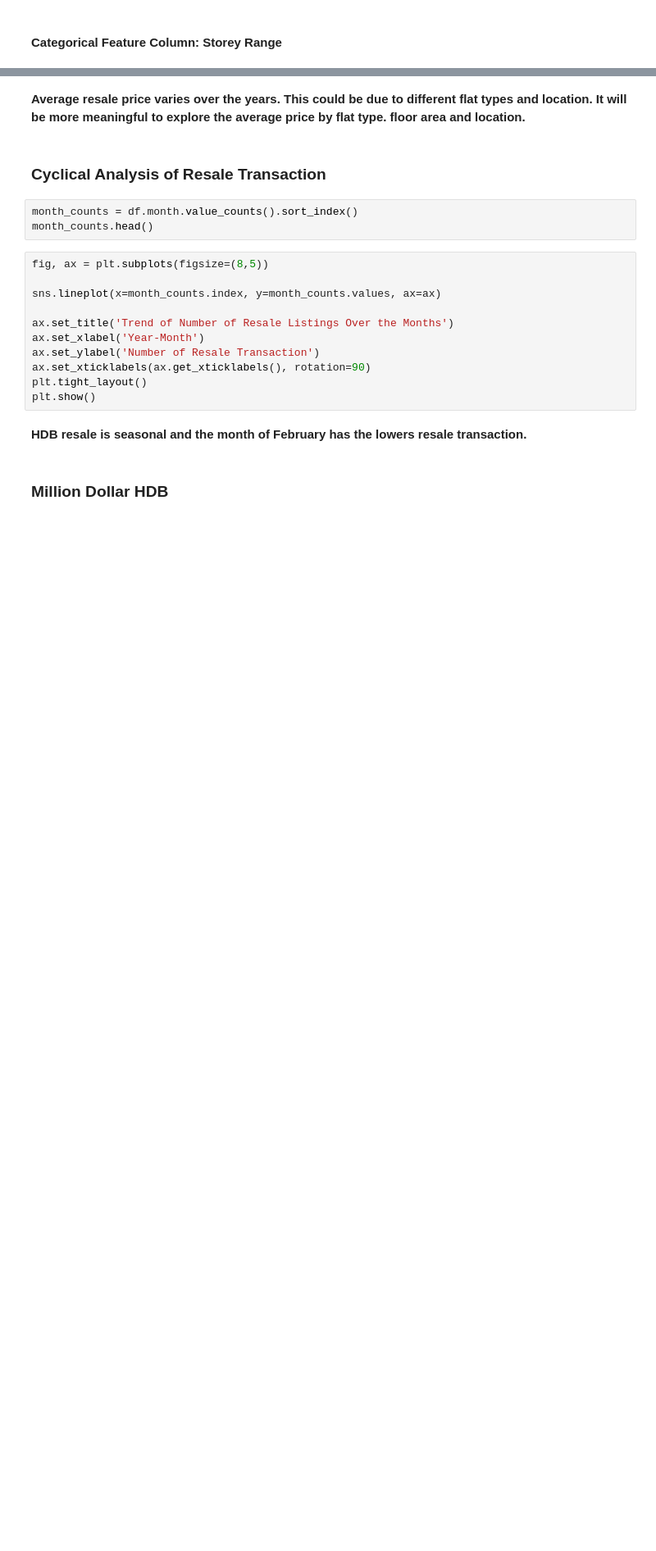
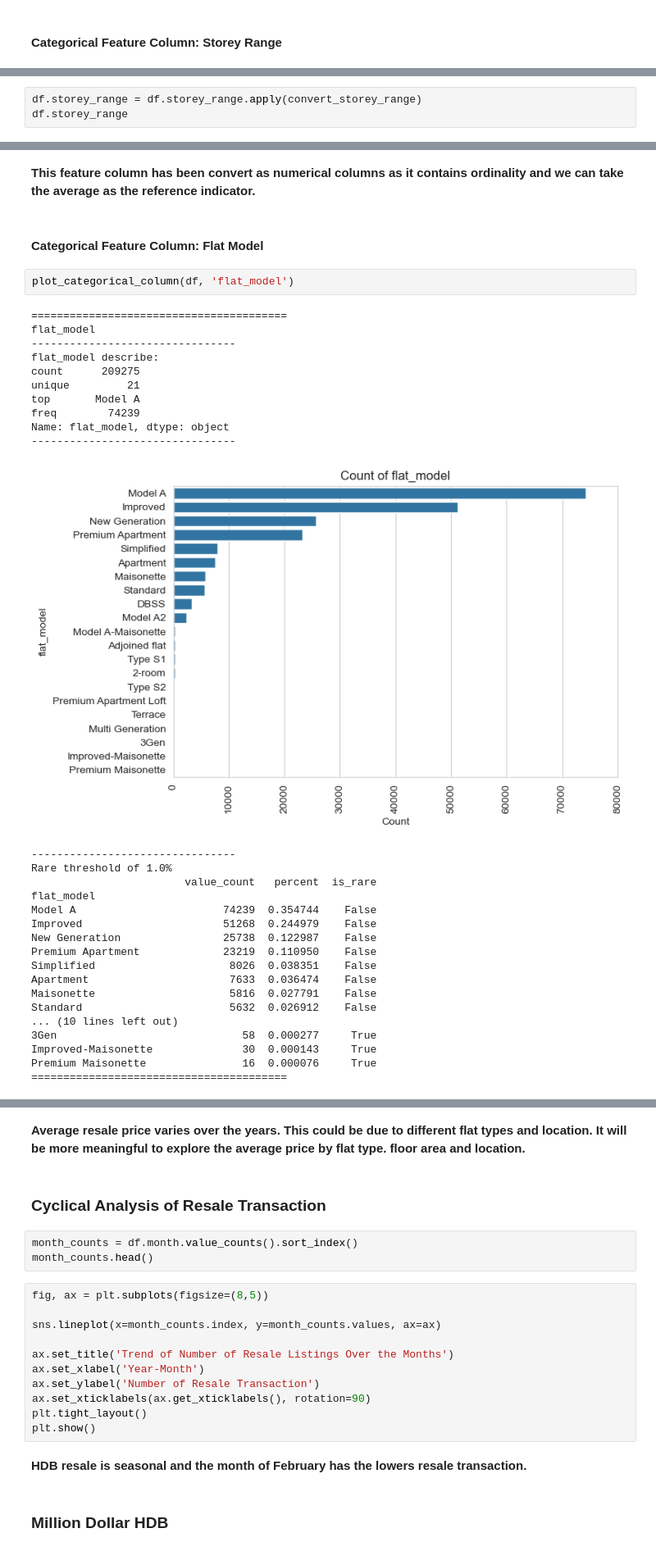
Before and after one commit to mlnotes2718/hdb-resale-price-e2e-ml, a Jupyter notebook: eda.ipynb, the cells around one changed output, grey strips where cells are left out. Shown at 82% size. Drawn from its saved outputs; the diff is of its cells as text; blank space fills up the shorter version.

```diff
--- a/eda.ipynb
+++ b/eda.ipynb
@@ -1090,0 +1153,3 @@ else:
+# %%
+df.storey_range = df.storey_range.apply(convert_storey_range)
+df.storey_range
@@ -1090,0 +1196,35 @@ else:
+# %% [markdown]
+**This feature column has been convert as numerical columns as it contains ordinality and we can take the average as the reference indicator.**
+# %% [markdown]
+#### Categorical Feature Column: Flat Model
+# %%
+plot_categorical_column(df, 'flat_model')
+# %% [output]
+========================================
+flat_model
+--------------------------------
+flat_model describe:
+count      209275
+unique         21
+top       Model A
+freq        74239
+Name: flat_model, dtype: object
+--------------------------------
+[figure, added]
+--------------------------------
+Rare threshold of 1.0%
+                        value_count   percent  is_rare
+flat_model
+Model A                       74239  0.354744    False
+Improved                      51268  0.244979    False
+New Generation                25738  0.122987    False
+Premium Apartment             23219  0.110950    False
+Simplified                     8026  0.038351    False
+Apartment                      7633  0.036474    False
+Maisonette                     5816  0.027791    False
+Standard                       5632  0.026912    False
+... (10 lines left out)
+3Gen                             58  0.000277     True
+Improved-Maisonette              30  0.000143     True
+Premium Maisonette               16  0.000076     True
+========================================
```
Also changed, not shown: parts of 47 cells of this notebook.
